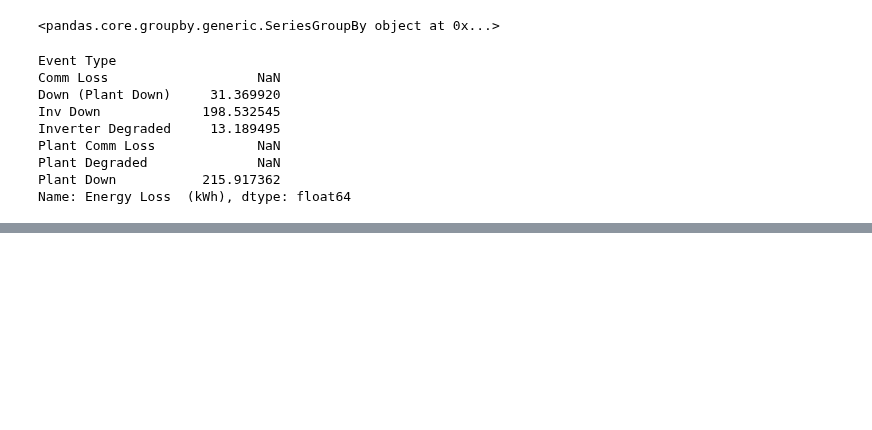
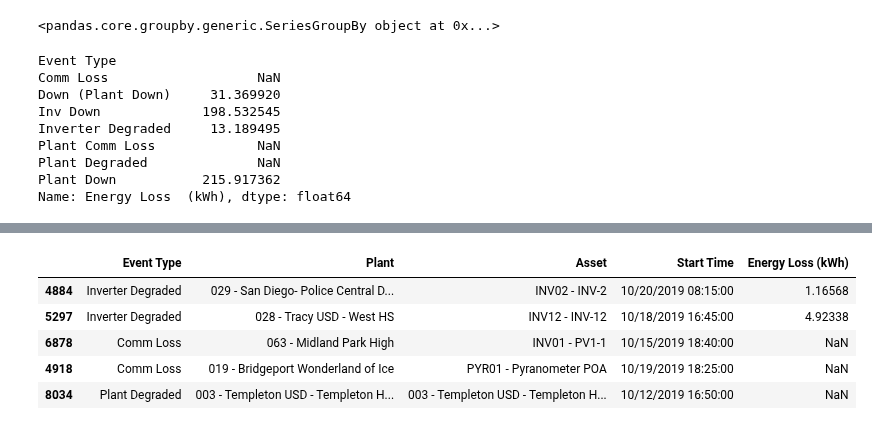
Before and after one commit to tahentx/pv_workbook, a Jupyter notebook: eda/sm3_2.ipynb, the cells around one changed output, grey strips where cells are left out. Cells and saved outputs as stored; diff of their text form; code cells hidden in the pictures; blank space fills up the shorter version.

```diff
--- a/eda/sm3_2.ipynb
+++ b/eda/sm3_2.ipynb
@@ -62,0 +92,9 @@ sns.boxplot( x=df['Event Type'],y=df["Energy Loss  (kWh)"] )
+# %%
+df2.head(5)
+# %% [output]
+|  | Event Type | Plant | Asset | Start Time | Energy Loss (kWh) |
+| 4884 | Inverter Degraded | 029 - San Diego- Police Central D... | INV02 - INV-2 | 10/20/2019 08:15:00 | 1.16568 |
+| 5297 | Inverter Degraded | 028 - Tracy USD - West HS | INV12 - INV-12 | 10/18/2019 16:45:00 | 4.92338 |
+| 6878 | Comm Loss | 063 - Midland Park High | INV01 - PV1-1 | 10/15/2019 18:40:00 | NaN |
+| 4918 | Comm Loss | 019 - Bridgeport Wonderland of Ice | PYR01 - Pyranometer POA | 10/19/2019 18:25:00 | NaN |
+| 8034 | Plant Degraded | 003 - Templeton USD - Templeton H... | 003 - Templeton USD - Templeton H... | 10/12/2019 16:50:00 | NaN |
```
Also changed, not shown: parts of 9 cells of this notebook.
